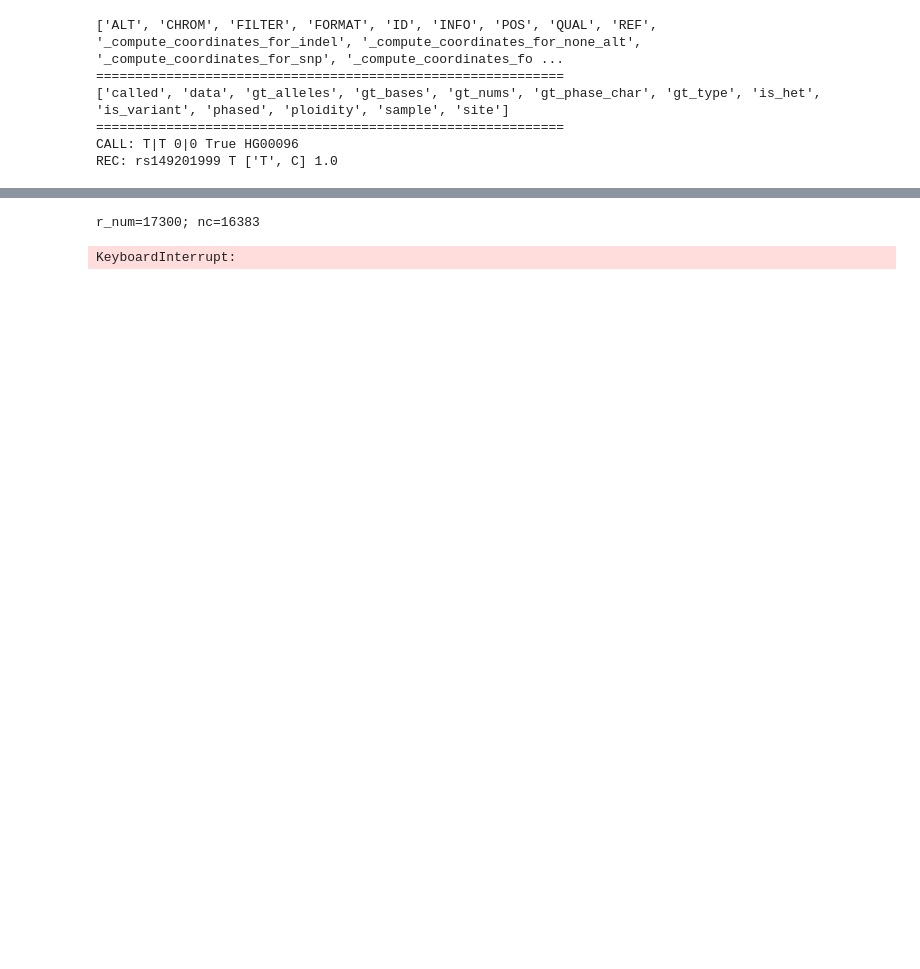
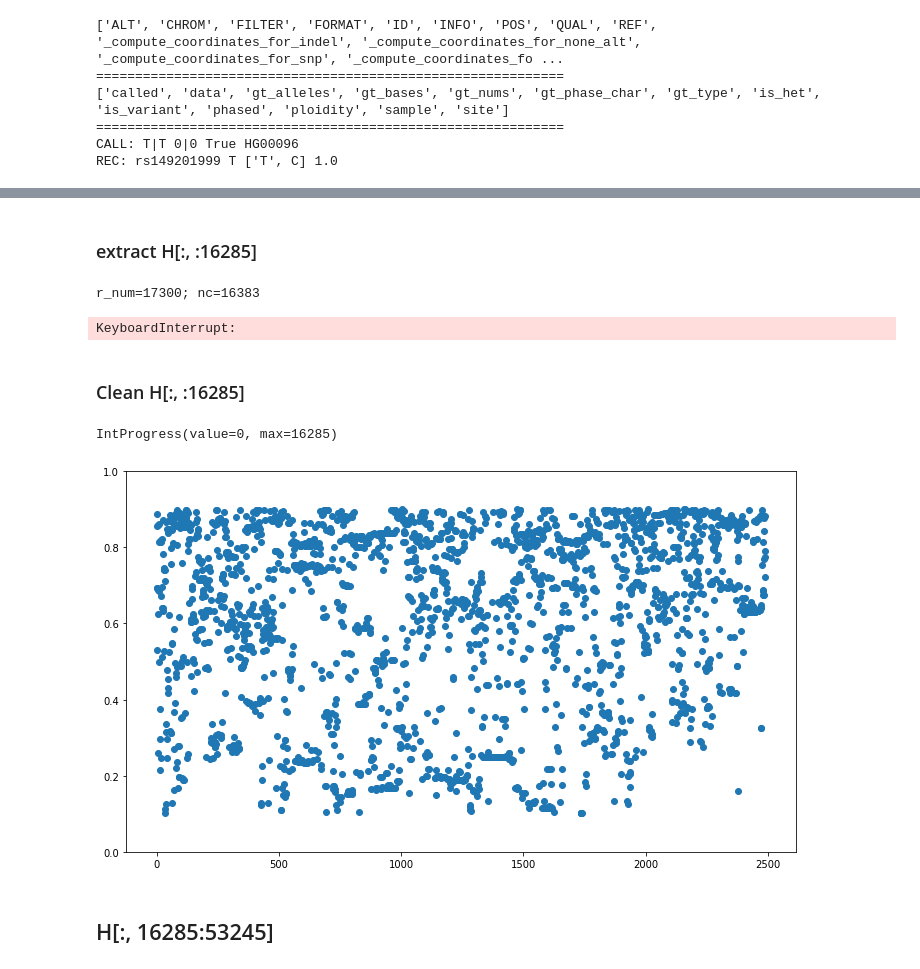
Before and after one commit to zimmerman-cole/rbm-lai, a Jupyter notebook: Extract data.ipynb, the cells around one changed output, grey strips where cells are left out. Saved outputs shown, nothing was run; the diff lists cells and outputs as text; code cells hidden in the pictures; blank space fills up the shorter version.

```diff
--- a/Extract data.ipynb
+++ b/Extract data.ipynb
@@ -36,12 +22,0 @@ H_reduced = pca.fit_transform(H)
-# %%
-f, ax = plt.subplots(figsize=(12, 7))
-
-clr_map = ['brown', 'black', 'red', 'orange', 'blue']
-for c_num, i in enumerate(range(0, 30000, 6000)):
-    x_plt = H_reduced[i:(i+6000), 0]
-    y_plt = H_reduced[i:(i+6000), 1]
-    ax.scatter(
-        x_plt, y_plt, c=clr_map[c_num]
-    )
-
-plt.show()
@@ -89,3 +66,5 @@ REC: rs149201999 T ['T', C] 1.0
+# %% [markdown]
+### extract H[:, :16285]
 # %%
 record.samples, record.ID
 col_names = []
@@ -157,3 +136,43 @@ for record_number, record in enumerate(vcf_reader):
 f = open('data/variant_names.p', 'wb')
 pkl.dump(col_names, f)
 f.close()
+# %% [markdown]
+### Clean H[:, :16285]
+# %%
+H = np.loadtxt('data/H.txt')
+
+f = open('data/variant_names.p', 'rb')
+var_names = pkl.load(f)
+f.close()
+
+old_len = H.shape[1]
+# %%
+Hr = np.array(H)
+
+p0s = []
+clean_columns = []
+clean_variant_names = []
+for c, var_name in progress_bar(H.shape[1], enumerate(list(var_names))):
+    p0 = len(np.argwhere(H[:, c] == 0)) / H.shape[0]
+    if p0 > 0.9 or p0 < 0.1:
+        continue
+    else:
+        p0s.append(p0)
+        clean_columns.append(c)
+        clean_variant_names.append(var_name)
+
+f, ax = plt.subplots(figsize=(12, 7))
+ax.scatter(range(len(p0s)), p0s)
+ax.set_ylim([0, 1])
+plt.show()
+
+clean_columns = np.array(clean_columns)
+np.savetxt('data/H1/clean/clean_columns.txt', clean_columns)
+
+clean_variant_names = np.array(clean_columns)
+np.savetxt('data/H1/clean/clean_variant_names.txt', clean_columns)
+# %% [output]
+IntProgress(value=0, max=16285)
+[figure, added]
+# %% [markdown]
+## H[:, 16285:53245]
```
Also changed, not shown: parts of 13 cells of this notebook, 4 other files.
